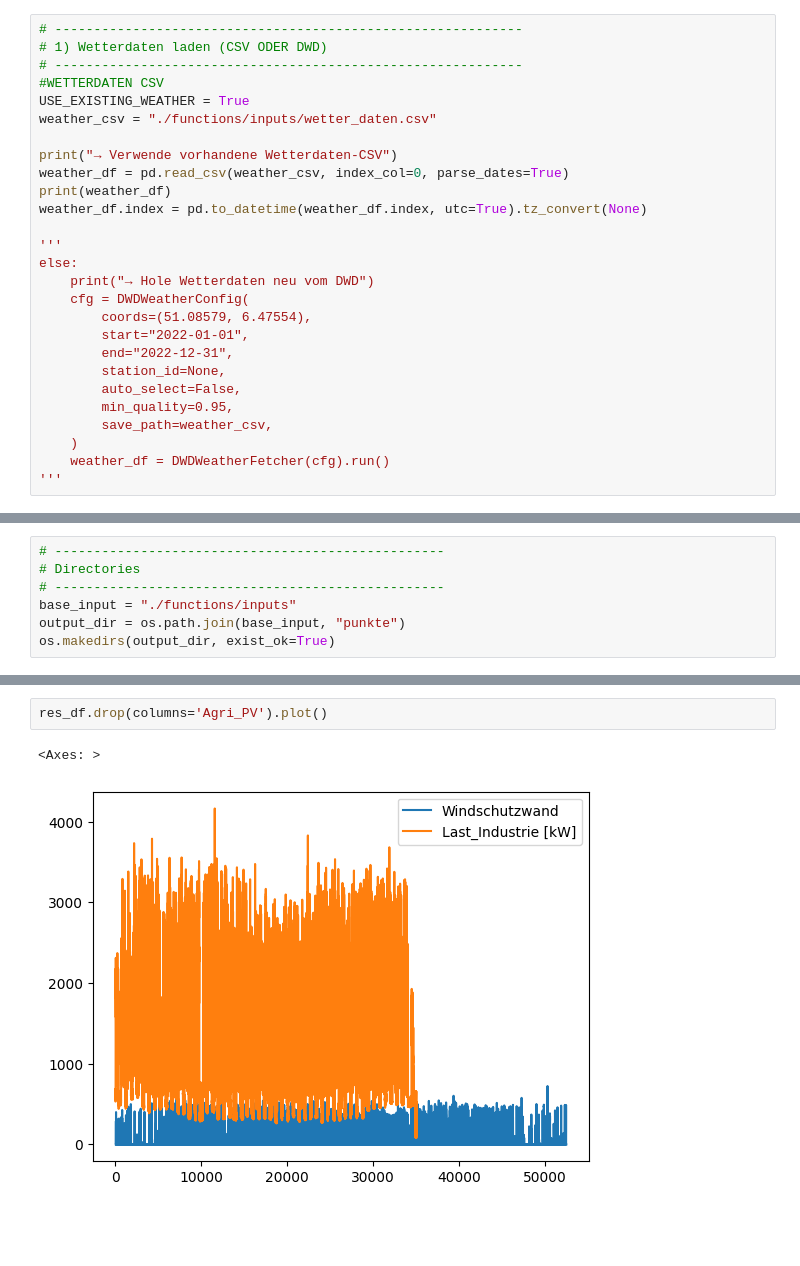
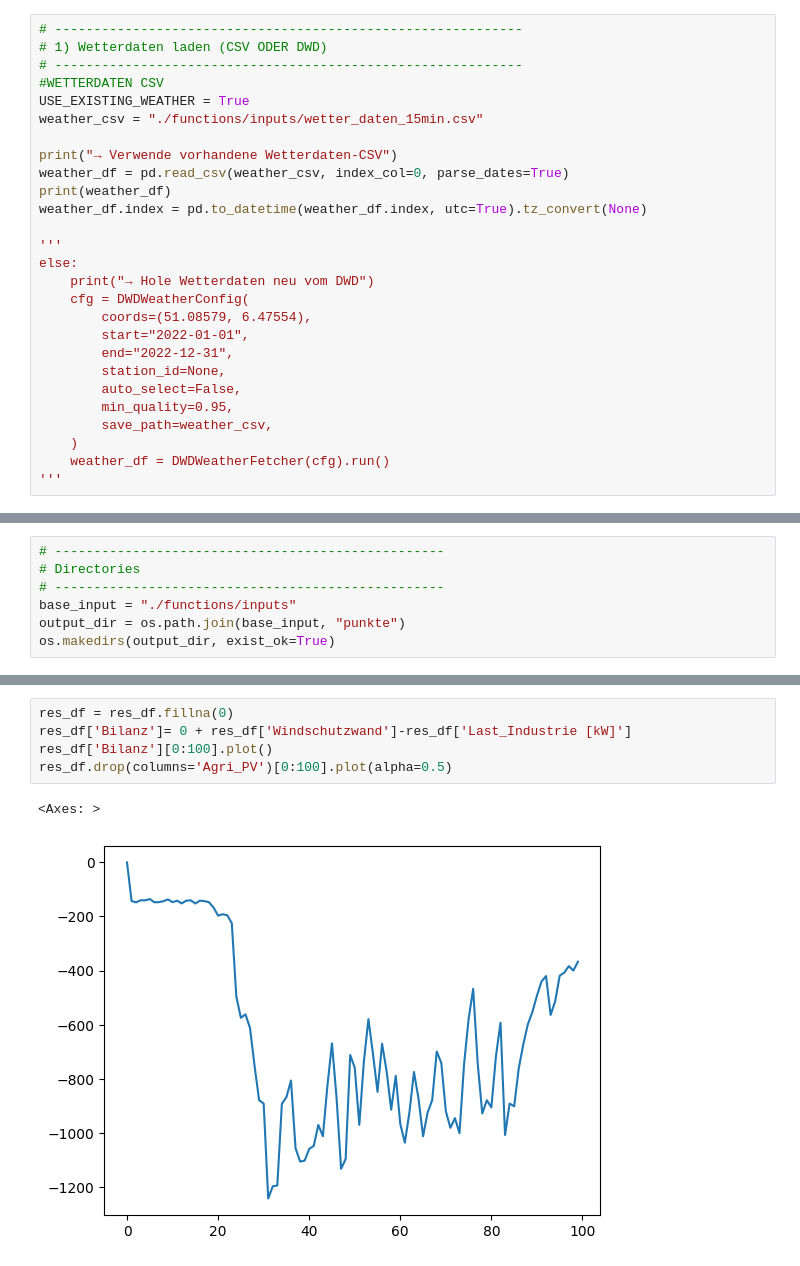
Before and after one commit to moend95/IEEJ-energy_system_modelling, a Jupyter notebook: merge_teilprojekte_test/run_merge_jup.ipynb, the cells around one changed output, grey strips where cells are left out. Drawn from its saved outputs; the diff is of its cells as text; blank space fills up the shorter version.

Commit message:
bilanz funktioniert, PV baukasten (ordner solarautobahn) mit agri anzahl module pro string versehen

```diff
--- a/merge_teilprojekte_test/run_merge_jup.ipynb
+++ b/merge_teilprojekte_test/run_merge_jup.ipynb
@@ -26,7 +24,7 @@ ModuleNotFoundError: No module named 'merge_teilprojekte_test'
 # ------------------------------------------------------------
 #WETTERDATEN CSV
 USE_EXISTING_WEATHER = True
-weather_csv = "./functions/inputs/wetter_daten.csv"
+weather_csv = "./functions/inputs/wetter_daten_15min.csv"
 
 print("→ Verwende vorhandene Wetterdaten-CSV")
 weather_df = pd.read_csv(weather_csv, index_col=0, parse_dates=True)
@@ -333,5 +347,8 @@ plt.show()
 # %%
-res_df.drop(columns='Agri_PV').plot()
+res_df = res_df.fillna(0)
+res_df['Bilanz']= 0 + res_df['Windschutzwand']-res_df['Last_Industrie [kW]']
+res_df['Bilanz'][0:100].plot()
+res_df.drop(columns='Agri_PV')[0:100].plot(alpha=0.5)
 # %% [output]
 <Axes: >
-[figure, old version]
+[figure, new version]
```
Also changed, not shown: parts of 14 cells of this notebook, 3 other files.
